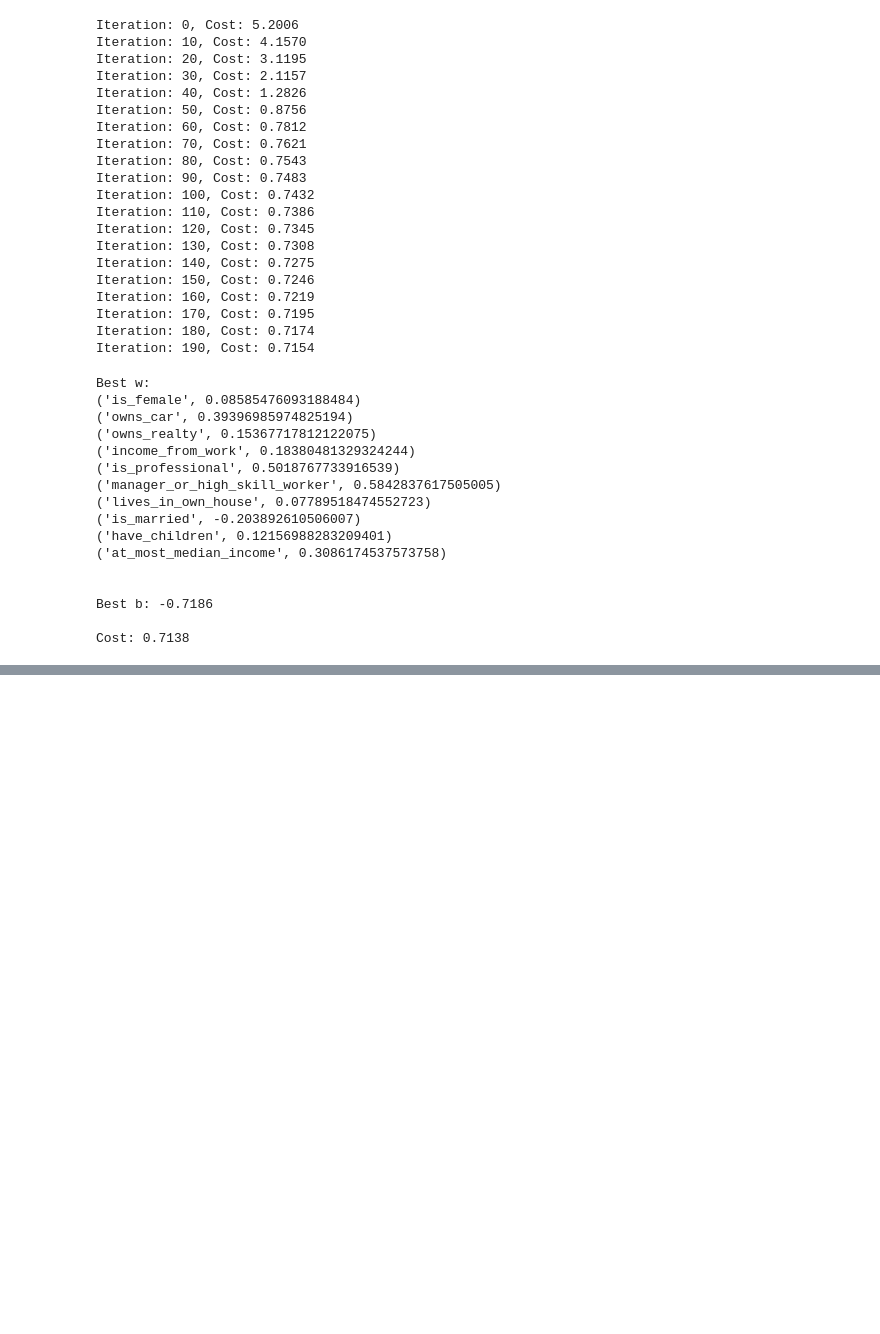
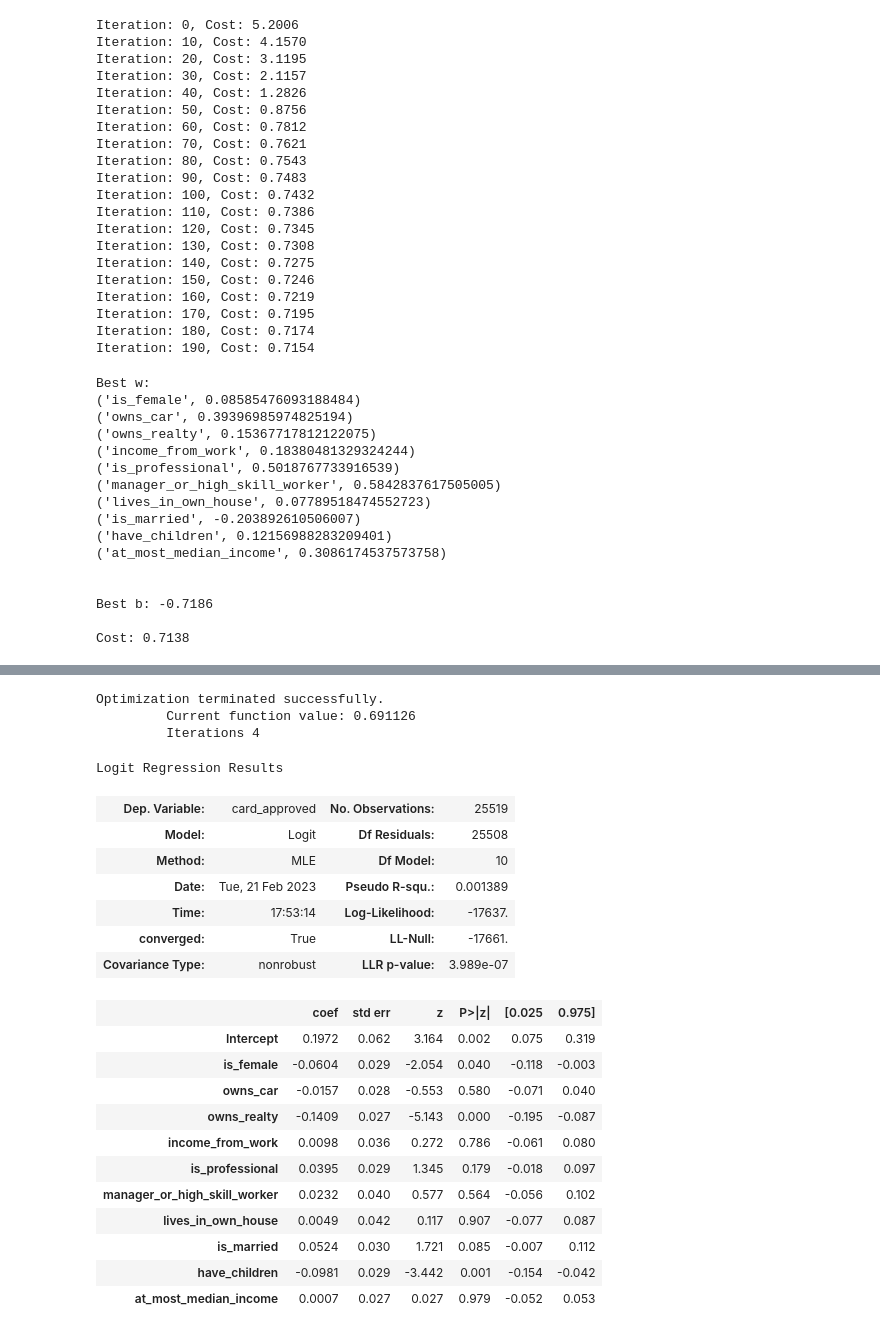
Before and after one commit to princeKike27/Credit-Card-Approval-Prediction, a Jupyter notebook: Credit_Car_Approval_Prediction.ipynb, the cells around one changed output, grey strips where cells are left out. Saved outputs shown, nothing was run; the diff lists cells and outputs as text; code cells hidden in the pictures; blank space fills up the shorter version.

```diff
--- a/Credit_Car_Approval_Prediction.ipynb
+++ b/Credit_Car_Approval_Prediction.ipynb
@@ -2757,0 +2973,30 @@ Cost: 0.7138
+# %%
+# create Logit Model
+model_Card_Approval = smf.logit('card_approved ~ is_female + owns_car + owns_realty + income_from_work + is_professional + manager_or_high_skill_worker + lives_in_own_house + is_married + have_children + at_most_median_income',
+                               data=df_Train).fit()
+
+model_Card_Approval.summary()
+# %% [output]
+Optimization terminated successfully.
+         Current function value: 0.691126
+         Iterations 4
+Logit Regression Results
+| Dep. Variable: | card_approved | No. Observations: | 25519 |
+| Model: | Logit | Df Residuals: | 25508 |
+| Method: | MLE | Df Model: | 10 |
+| Date: | Tue, 21 Feb 2023 | Pseudo R-squ.: | 0.001389 |
+| Time: | 17:53:14 | Log-Likelihood: | -17637. |
+| converged: | True | LL-Null: | -17661. |
+| Covariance Type: | nonrobust | LLR p-value: | 3.989e-07 |
+|  | coef | std err | z | P>|z| | [0.025 | 0.975] |
+| Intercept | 0.1972 | 0.062 | 3.164 | 0.002 | 0.075 | 0.319 |
+| is_female | -0.0604 | 0.029 | -2.054 | 0.040 | -0.118 | -0.003 |
+| owns_car | -0.0157 | 0.028 | -0.553 | 0.580 | -0.071 | 0.040 |
+| owns_realty | -0.1409 | 0.027 | -5.143 | 0.000 | -0.195 | -0.087 |
+| income_from_work | 0.0098 | 0.036 | 0.272 | 0.786 | -0.061 | 0.080 |
+| is_professional | 0.0395 | 0.029 | 1.345 | 0.179 | -0.018 | 0.097 |
+| manager_or_high_skill_worker | 0.0232 | 0.040 | 0.577 | 0.564 | -0.056 | 0.102 |
+| lives_in_own_house | 0.0049 | 0.042 | 0.117 | 0.907 | -0.077 | 0.087 |
+| is_married | 0.0524 | 0.030 | 1.721 | 0.085 | -0.007 | 0.112 |
+| have_children | -0.0981 | 0.029 | -3.442 | 0.001 | -0.154 | -0.042 |
+| at_most_median_income | 0.0007 | 0.027 | 0.027 | 0.979 | -0.052 | 0.053 |
```
Also changed, not shown: parts of 30 cells of this notebook.
